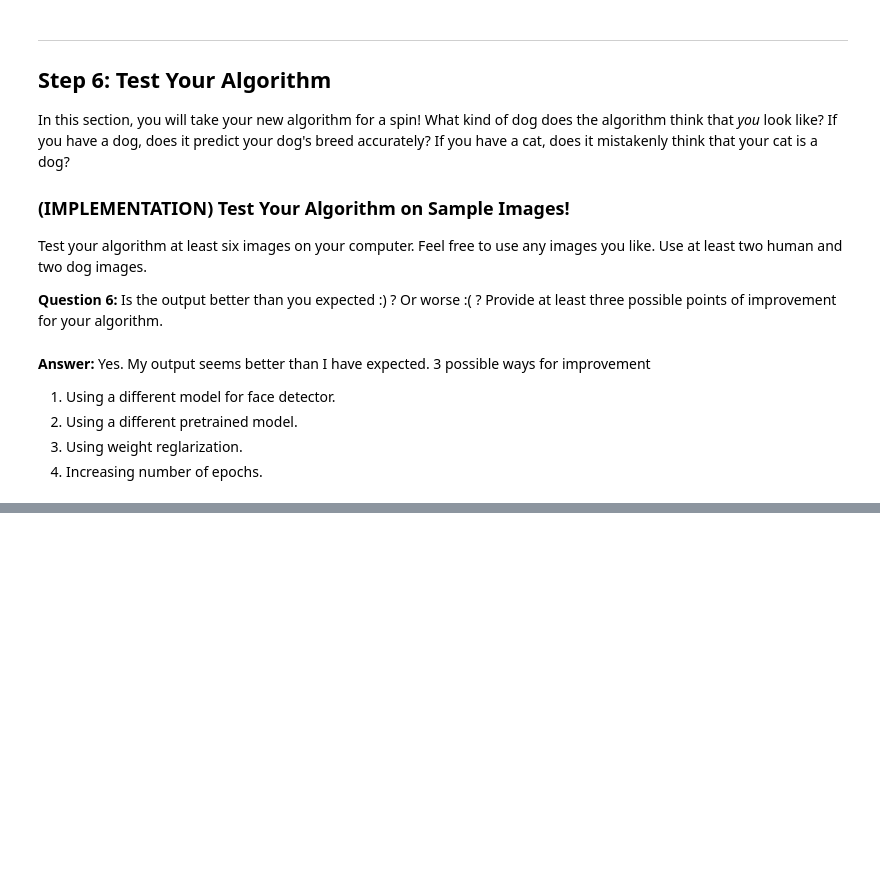
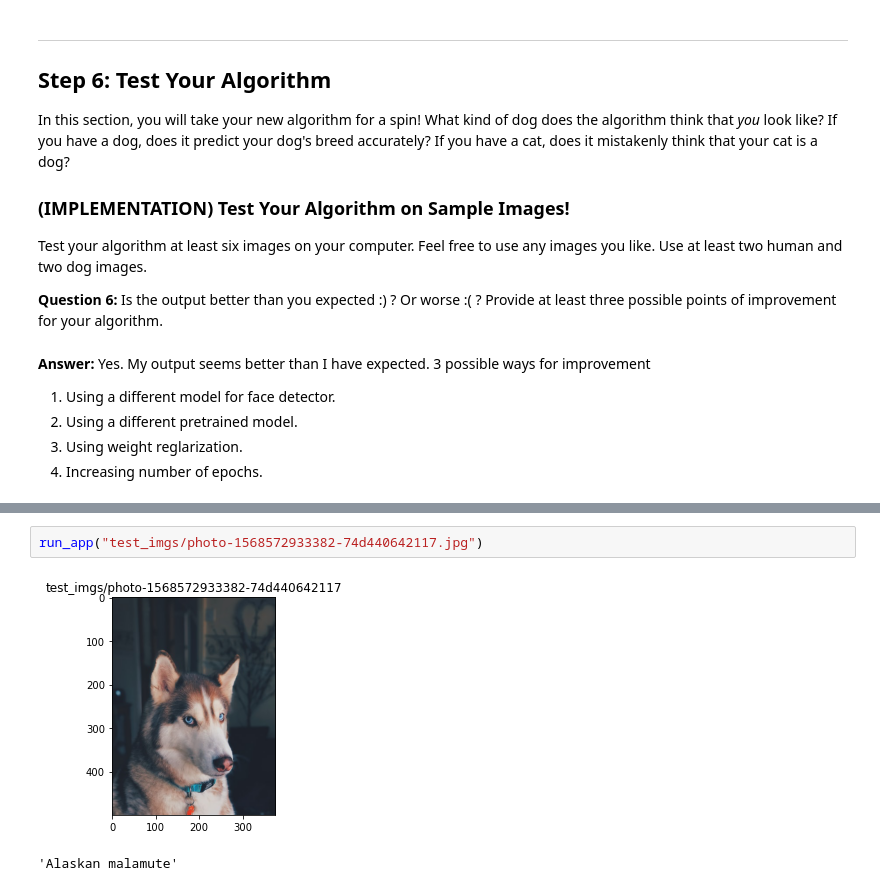
Before and after one commit to ranamahmud/dog-breed-classifier-udacity-deep-learning, a Jupyter notebook: dog_app.ipynb, the cells around one changed output, grey strips where cells are left out. Drawn from its saved outputs; the diff is of its cells as text; blank space fills up the shorter version.

```diff
--- a/dog_app.ipynb
+++ b/dog_app.ipynb
@@ -832,0 +846,5 @@ __Answer:__  Yes. My output seems better than I have expected.
+# %%
+run_app("test_imgs/photo-1568572933382-74d440642117.jpg")
+# %% [output]
+[figure, added]
+'Alaskan malamute'
```
Also changed, not shown: parts of 19 cells of this notebook, 7 other files.
